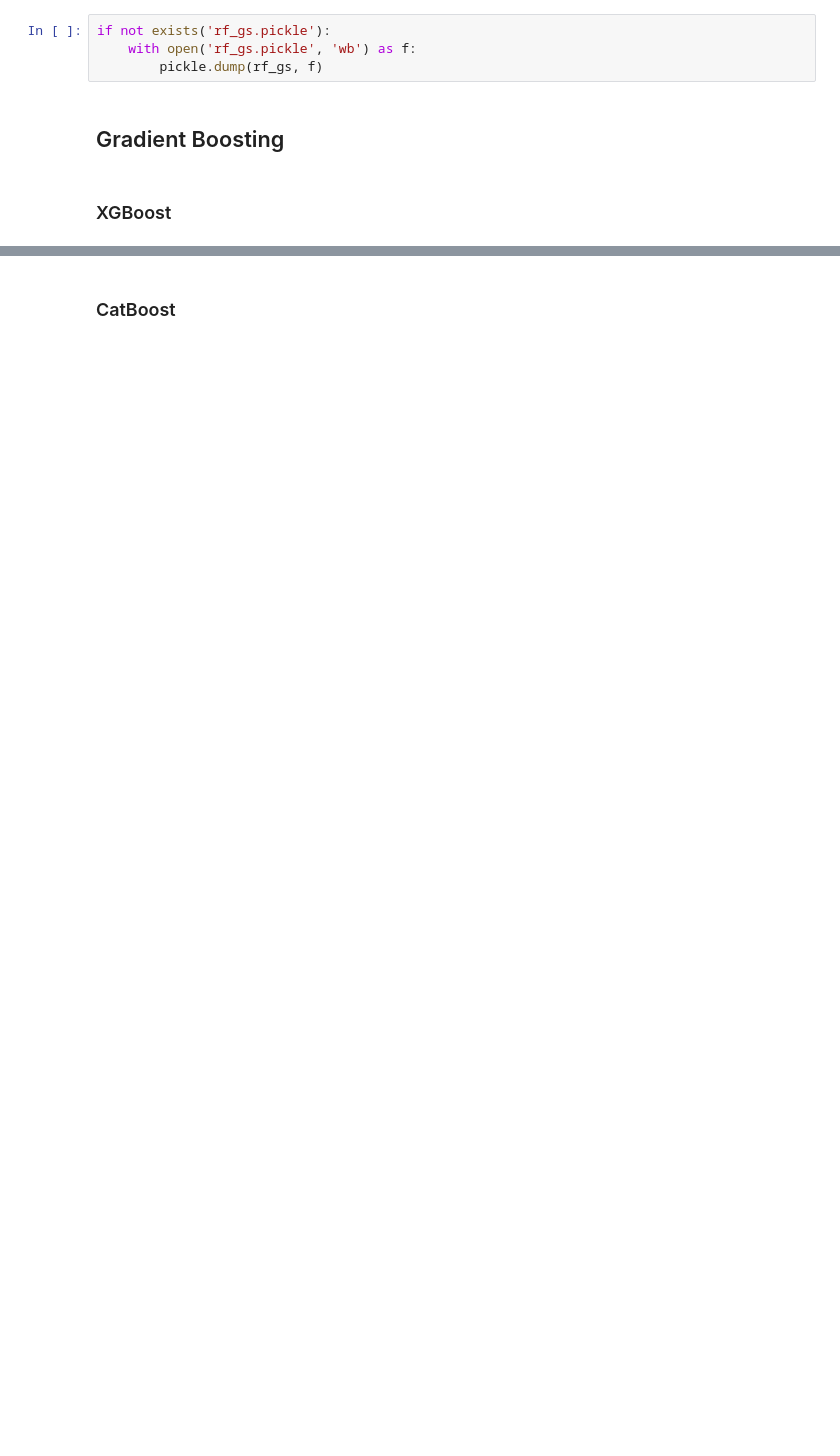
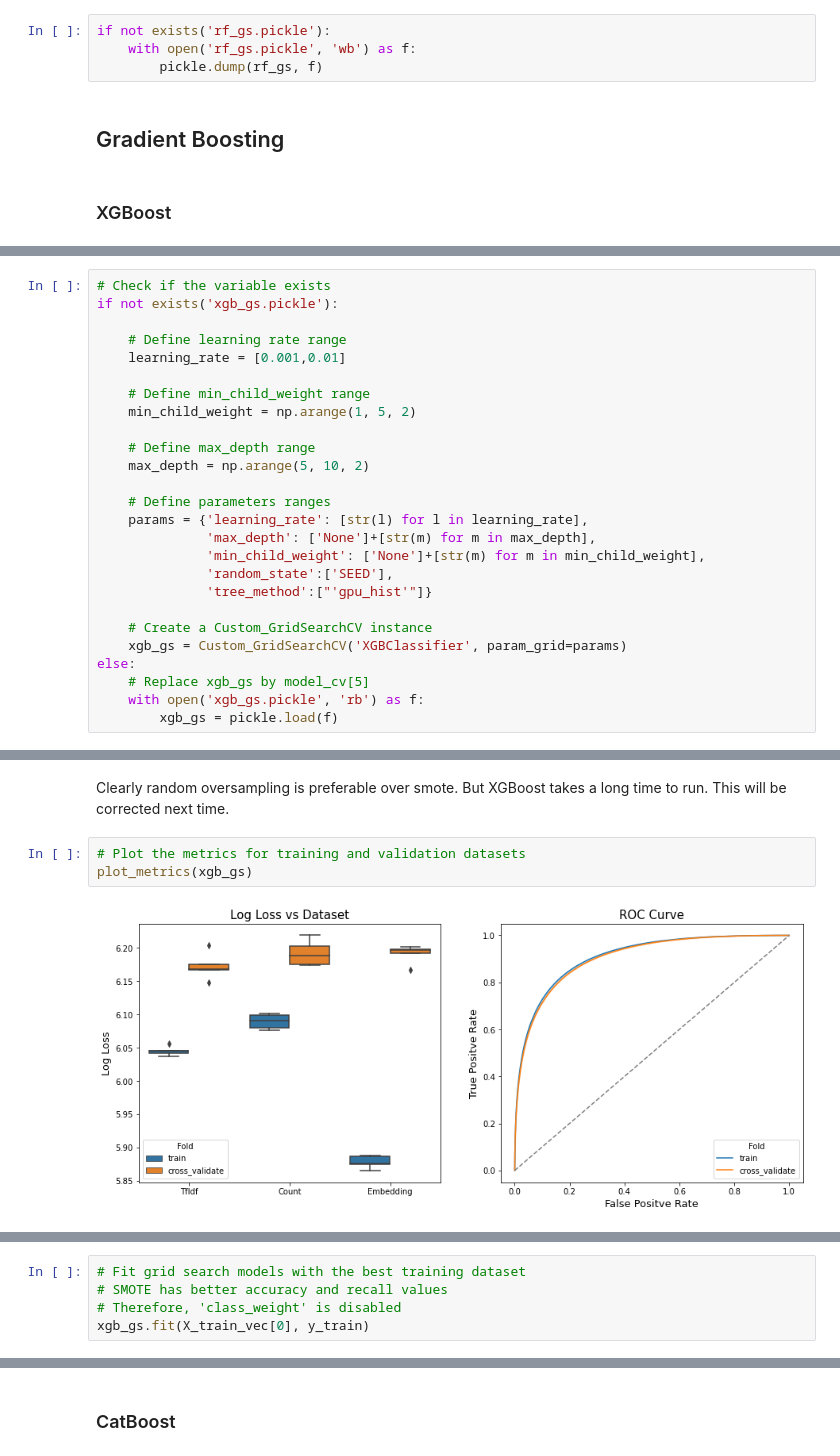
Before and after one commit to afanta-fi/Amazon_Review_Sentiment_Analysis, a Jupyter notebook: index.ipynb, the cells around one changed output, grey strips where cells are left out. Saved outputs shown, nothing was run; the diff lists cells and outputs as text; blank space fills up the shorter version.

```diff
--- a/index.ipynb
+++ b/index.ipynb
@@ -1146,0 +1275,26 @@ if not exists('rf_gs.pickle'):
+# %%
+# Check if the variable exists
+if not exists('xgb_gs.pickle'):
+
+    # Define learning rate range
+    learning_rate = [0.001,0.01]
+
+    # Define min_child_weight range
+    min_child_weight = np.arange(1, 5, 2)
+
+    # Define max_depth range
+    max_depth = np.arange(5, 10, 2)
+
+    # Define parameters ranges
+    params = {'learning_rate': [str(l) for l in learning_rate],
+              'max_depth': ['None']+[str(m) for m in max_depth],
+              'min_child_weight': ['None']+[str(m) for m in min_child_weight],
+              'random_state':['SEED'],
+              'tree_method':["'gpu_hist'"]}
+
+    # Create a Custom_GridSearchCV instance
+    xgb_gs = Custom_GridSearchCV('XGBClassifier', param_grid=params)
+else:
+    # Replace xgb_gs by model_cv[5]
+    with open('xgb_gs.pickle', 'rb') as f:
+        xgb_gs = pickle.load(f)
@@ -1146,0 +1336,7 @@ if not exists('rf_gs.pickle'):
+# %% [markdown]
+Clearly random oversampling is preferable over smote. But XGBoost takes a long time to run. This will be corrected next time.
+# %%
+# Plot the metrics for training and validation datasets
+plot_metrics(xgb_gs)
+# %% [output]
+[figure, added]
@@ -1146,0 +1344,5 @@ if not exists('rf_gs.pickle'):
+# %%
+# Fit grid search models with the best training dataset
+# SMOTE has better accuracy and recall values
+# Therefore, 'class_weight' is disabled
+xgb_gs.fit(X_train_vec[0], y_train)
```
Also changed, not shown: parts of 48 cells of this notebook.
